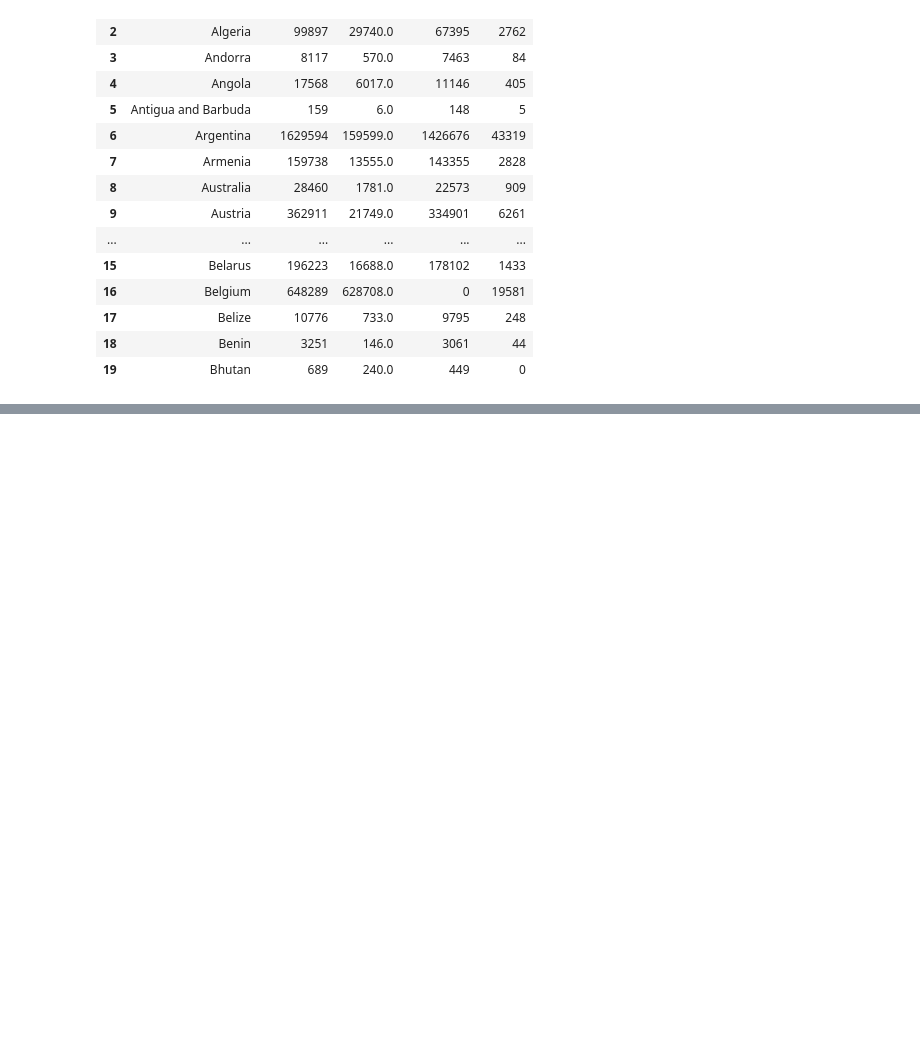
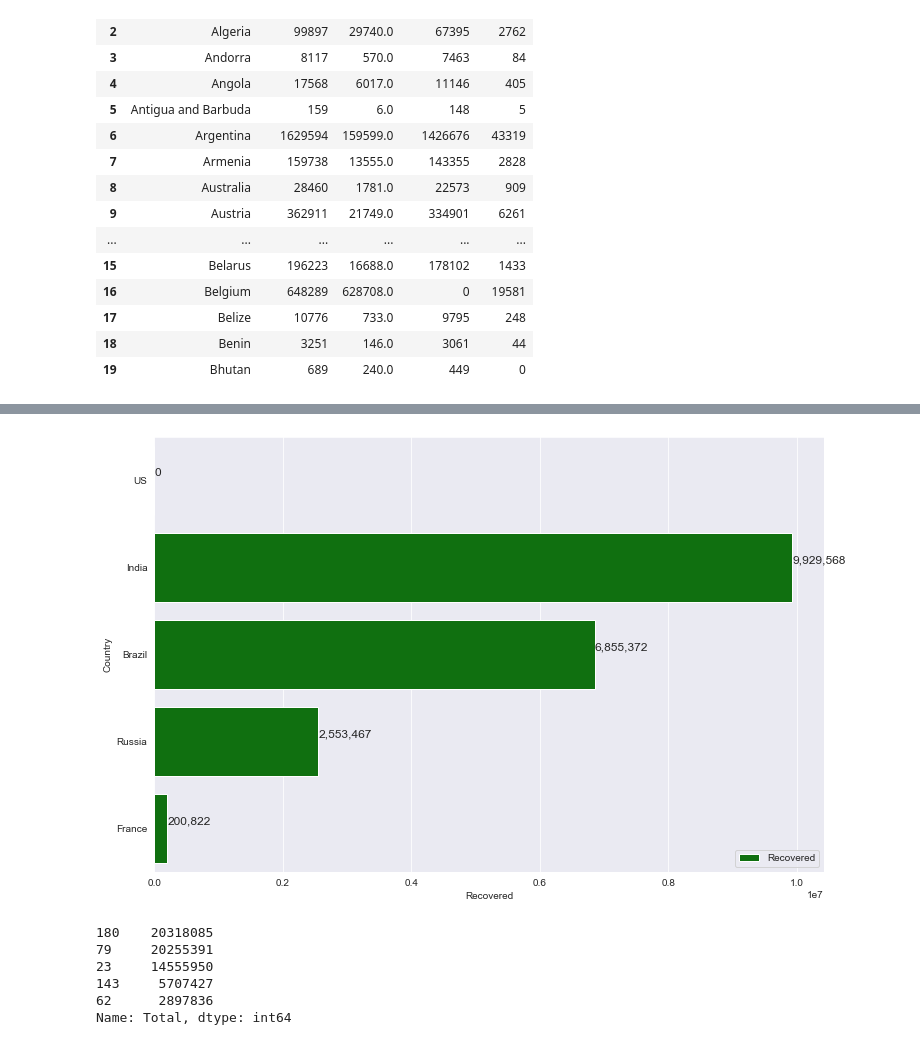
Before and after one commit to roblivesinottawa/analysis-covid-python, a Jupyter notebook: analysis-covid-python-workspace/notebooks/script.ipynb, the cells around one changed output, grey strips where cells are left out. Saved outputs shown, nothing was run; the diff lists cells and outputs as text; code cells hidden in the pictures; blank space fills up the shorter version.

```diff
--- a/analysis-covid-python-workspace/notebooks/script.ipynb
+++ b/analysis-covid-python-workspace/notebooks/script.ipynb
@@ -223,0 +290,10 @@ world_df.head(20)
+# %%
+plt.figure(figsize=(12, 8))
+sns.barplot(x='Recovered', y='Country', data=top_five, color='green', label='Recovered')
+for i, (value, name) in enumerate(zip(top_five['Recovered'], top_five['Country'])):
+    plt.text(value, i - 0.05, f"{value:,.0f}", size=12)
+
+plt.legend(loc=4)
+plt.show()
+# %% [output]
+[figure, added]
@@ -223,0 +303,9 @@ world_df.head(20)
+# %%
+top_five.Total
+# %% [output]
+180    20318085
+79     20255391
+23     14555950
+143     5707427
+62      2897836
+Name: Total, dtype: int64
```
Also changed, not shown: parts of 10 cells of this notebook.
